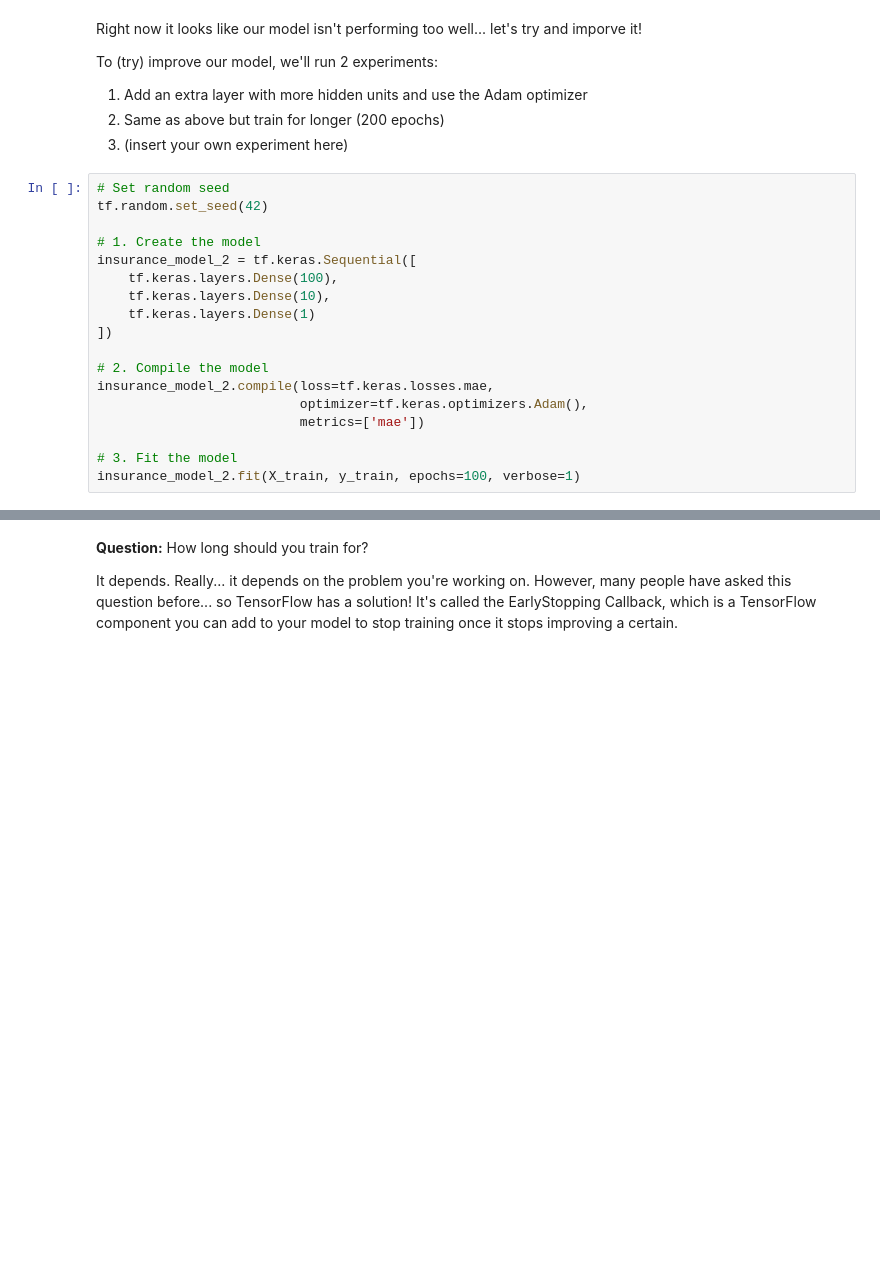
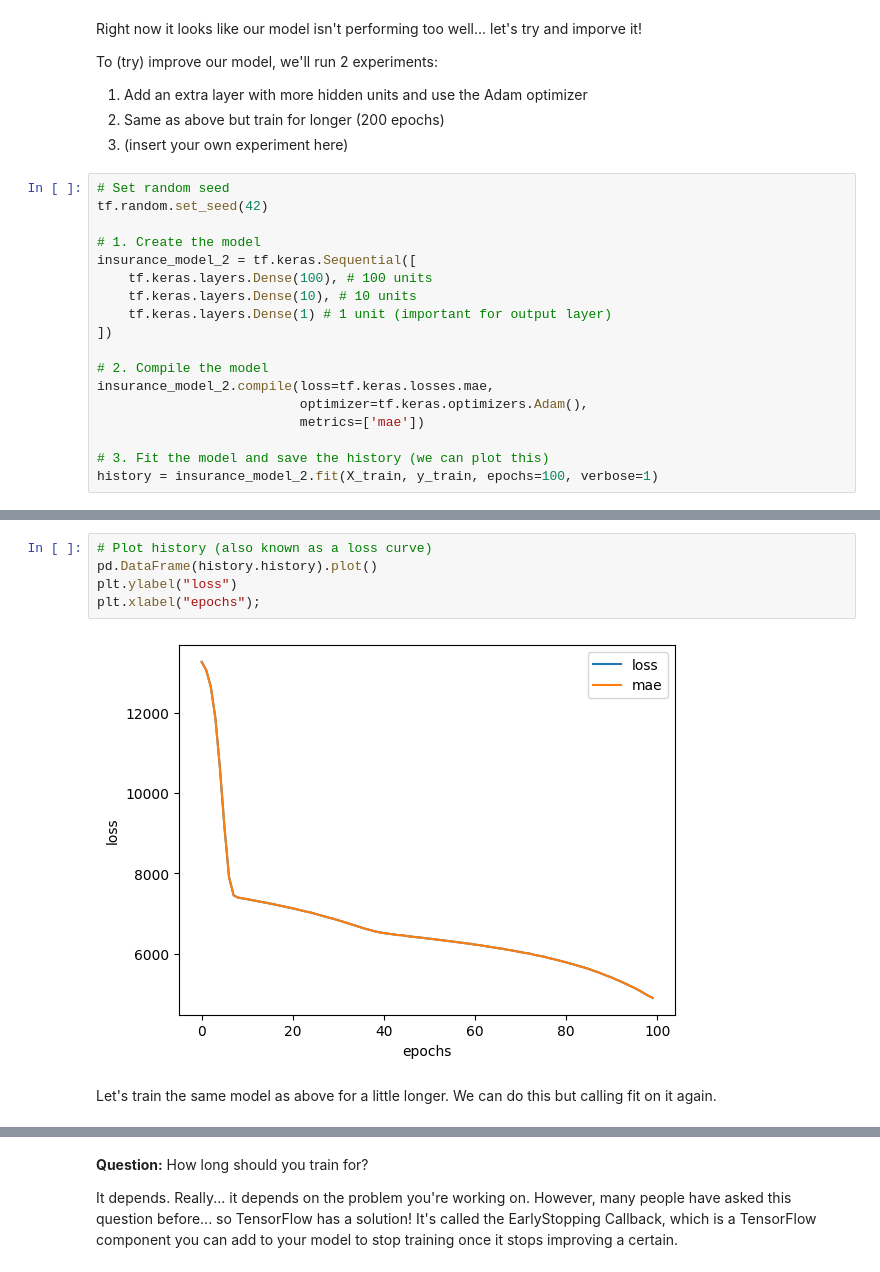
Before and after one commit to Ricardo-Jaramillo/Python-Tensorflow, a Jupyter notebook: 01_neural_network_regression_with_tensorflow.ipynb, the cells around one changed output, grey strips where cells are left out. Cells and saved outputs as stored; diff of their text form; blank space fills up the shorter version.

```diff
--- a/01_neural_network_regression_with_tensorflow.ipynb
+++ b/01_neural_network_regression_with_tensorflow.ipynb
@@ -1055,9 +1064,9 @@ tf.random.set_seed(42)
 
 # 1. Create the model
 insurance_model_2 = tf.keras.Sequential([
-    tf.keras.layers.Dense(100),
-    tf.keras.layers.Dense(10),
-    tf.keras.layers.Dense(1)
+    tf.keras.layers.Dense(100), # 100 units
+    tf.keras.layers.Dense(10), # 10 units
+    tf.keras.layers.Dense(1) # 1 unit (important for output layer)
 ])
 
 # 2. Compile the model
@@ -1065,7 +1074,7 @@ insurance_model_2.compile(loss=tf.keras.losses.mae,
                           optimizer=tf.keras.optimizers.Adam(),
                           metrics=['mae'])
 
-# 3. Fit the model
-insurance_model_2.fit(X_train, y_train, epochs=100, verbose=1)
+# 3. Fit the model and save the history (we can plot this)
+history = insurance_model_2.fit(X_train, y_train, epochs=100, verbose=1)
 # %% [output]
 Epoch 1/100
@@ -1100,3 +1108,12 @@ insurance_model.evaluate(X_test, y_test)
+# %%
+# Plot history (also known as a loss curve)
+pd.DataFrame(history.history).plot()
+plt.ylabel("loss")
+plt.xlabel("epochs");
+# %% [output]
+[figure, added]
+# %% [markdown]
+Let's train the same model as above for a little longer. We can do this but calling fit on it again.
 # %%
 # Set random weed
 tf.random.set_seed(42)
```
Also changed, not shown: parts of 74 cells of this notebook.
